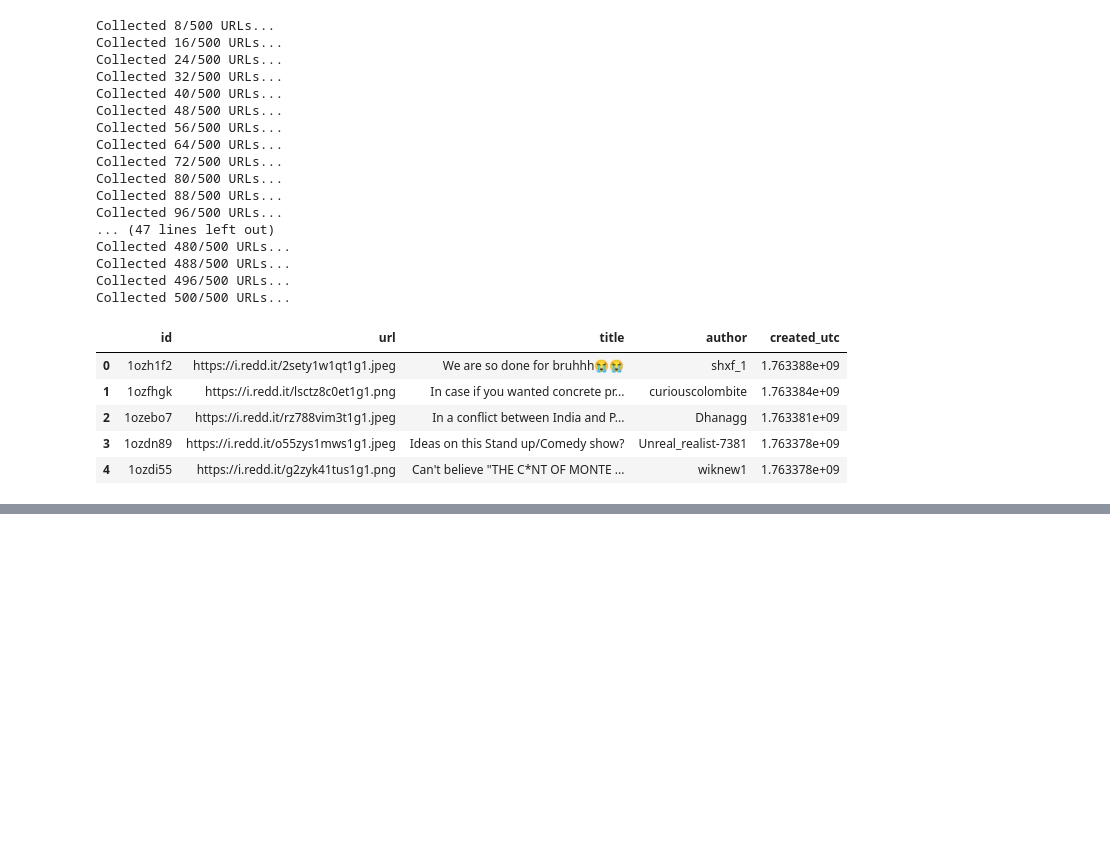
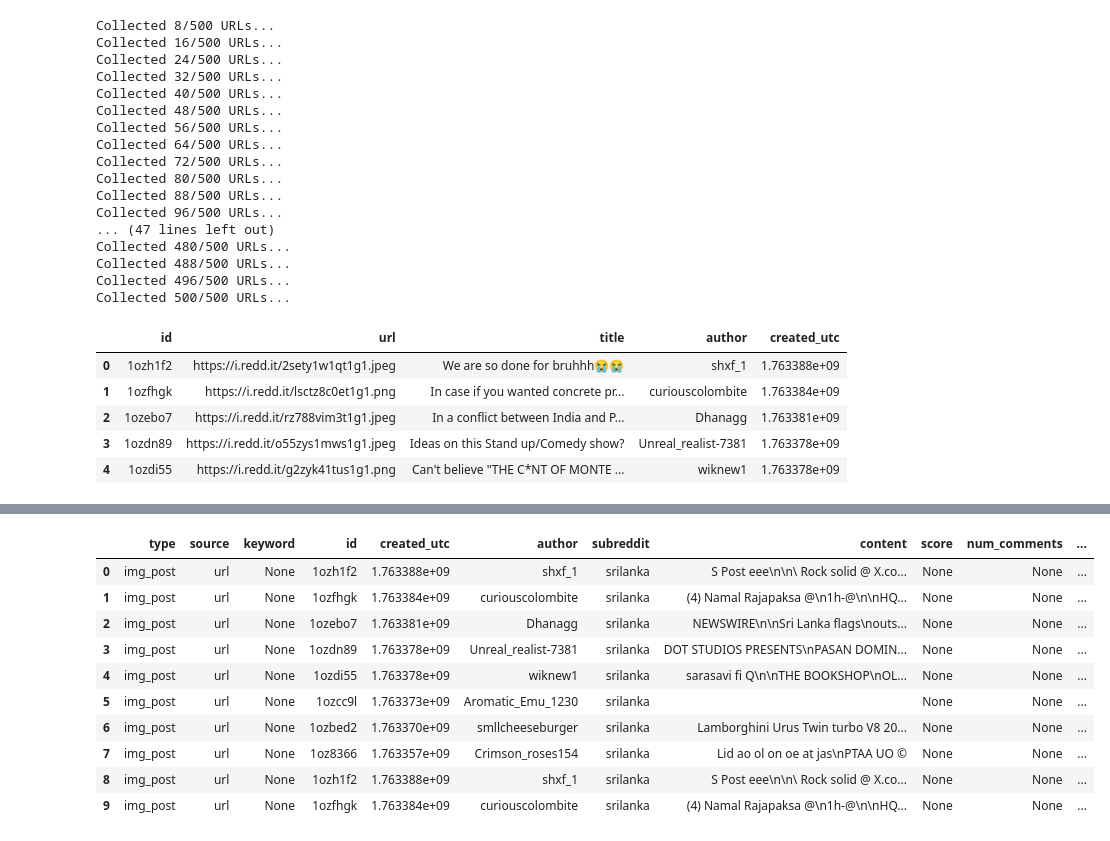
Before and after one commit to Starlight0901/Reddit_SriLanka_Social_Insight, a Jupyter notebook: Reddit Datascraping Pipeline.ipynb, the cells around one changed output, grey strips where cells are left out. Drawn from its saved outputs; the diff is of its cells as text; code cells hidden in the pictures; blank space fills up the shorter version.

Commit message:
Extracting non-text data and combining with the text data

```diff
--- a/Reddit Datascraping Pipeline.ipynb
+++ b/Reddit Datascraping Pipeline.ipynb
@@ -29,7 +29,7 @@ Requirement already satisfied: six in c:\users\tharu\appdata\roaming\python\pyth
 Note: you may need to restart the kernel to use updated packages.
 # %%
 import pytesseract
-pytesseract.pytesseract.tesseract_cmd = r"C:\Program Files\Tesseract-OCR"
+pytesseract.pytesseract.tesseract_cmd = r"C:\Program Files\Tesseract-OCR\tesseract.exe"
 # %%
 !pip install transformers
 # %% [output]
@@ -577,6 +592,7 @@ Collected 488/500 URLs...
 Collected 496/500 URLs...
 Collected 500/500 URLs...
 # %%
+image_urls_df = pd.read_csv("image_urls.csv")
 image_urls_df.head()
 # %% [output]
 |  | id | url | title | author | created_utc |
@@ -589,6 +605,15 @@ image_urls_df.head()
 # Initialize BLIP model
 processor = BlipProcessor.from_pretrained("Salesforce/blip-image-captioning-base")
 model = BlipForConditionalGeneration.from_pretrained("Salesforce/blip-image-captioning-base")
+# %%
+# Chrome-like headers
+HEADERS = {
+    "User-Agent": (
+        "Mozilla/5.0 (Windows NT 10.0; Win64; x64) "
+        "AppleWebKit/537.36 (KHTML, like Gecko) "
+        "Chrome/115.0.0.0 Safari/537.36"
+    )
+}
 # %%
 # BLIP Captioning
 def get_image_caption(url):
@@ -604,9 +629,16 @@ def get_image_caption(url):
         return None
 # %%
 # OCR text extraction
+from io import BytesIO
+
 def get_image_text(url):
     try:
-        img = Image.open(requests.get(url, stream=True, timeout=10).raw).convert("RGB")
+        # Download image into memory
+        response = requests.get(url, headers=HEADERS, timeout=15)
+        response.raise_for_status()
+        img = Image.open(BytesIO(response.content)).convert("RGB")
+
+        # OCR
         text = pytesseract.image_to_string(img)
         return text.strip()
     except Exception as e:
@@ -647,0 +732,29 @@ image_urls_df.head()
+# %%
+# Transform image_urls_df to match posts_df columns
+image_posts_df = pd.DataFrame({
+    "type": "img_post", # constant
+    "source": "url", # constant
+    "keyword": None, # no keyword
+    "id": image_urls_df["id"], # image id
+    "created_utc": image_urls_df["created_utc"],
+    "author": image_urls_df["author"],
+    "subreddit": "srilanka", # constant
+    "content": image_urls_df["image_text"], # map image_text to content
+    "score": None, # no score
+    "num_comments": None, # none
+    "parent_post": None # none
+})
+
+image_posts_df.head(10)
+# %% [output]
+|  | type | source | keyword | id | created_utc | author | subreddit | content | score | num_comments | ... |
+| 0 | img_post | url | None | 1ozh1f2 | 1.763388e+09 | shxf_1 | srilanka | S Post eee\n\n\ Rock solid @ X.co... | None | None | ... |
+| 1 | img_post | url | None | 1ozfhgk | 1.763384e+09 | curiouscolombite | srilanka | (4) Namal Rajapaksa @\n1h-@\n\nHQ... | None | None | ... |
+| 2 | img_post | url | None | 1ozebo7 | 1.763381e+09 | Dhanagg | srilanka | NEWSWIRE\n\nSri Lanka flags\nouts... | None | None | ... |
+| 3 | img_post | url | None | 1ozdn89 | 1.763378e+09 | Unreal_realist-7381 | srilanka | DOT STUDIOS PRESENTS\nPASAN DOMIN... | None | None | ... |
+| 4 | img_post | url | None | 1ozdi55 | 1.763378e+09 | wiknew1 | srilanka | sarasavi fi Q\n\nTHE BOOKSHOP\nOL... | None | None | ... |
+| 5 | img_post | url | None | 1ozcc9l | 1.763373e+09 | Aromatic_Emu_1230 | srilanka |  | None | None | ... |
+| 6 | img_post | url | None | 1ozbed2 | 1.763370e+09 | smllcheeseburger | srilanka | Lamborghini Urus Twin turbo V8 20... | None | None | ... |
+| 7 | img_post | url | None | 1oz8366 | 1.763357e+09 | Crimson_roses154 | srilanka | Lid ao ol on oe at jas\nPTAA UO © | None | None | ... |
+| 8 | img_post | url | None | 1ozh1f2 | 1.763388e+09 | shxf_1 | srilanka | S Post eee\n\n\ Rock solid @ X.co... | None | None | ... |
+| 9 | img_post | url | None | 1ozfhgk | 1.763384e+09 | curiouscolombite | srilanka | (4) Namal Rajapaksa @\n1h-@\n\nHQ... | None | None | ... |
```
Also changed, not shown: parts of 15 cells of this notebook, 2 other files.
